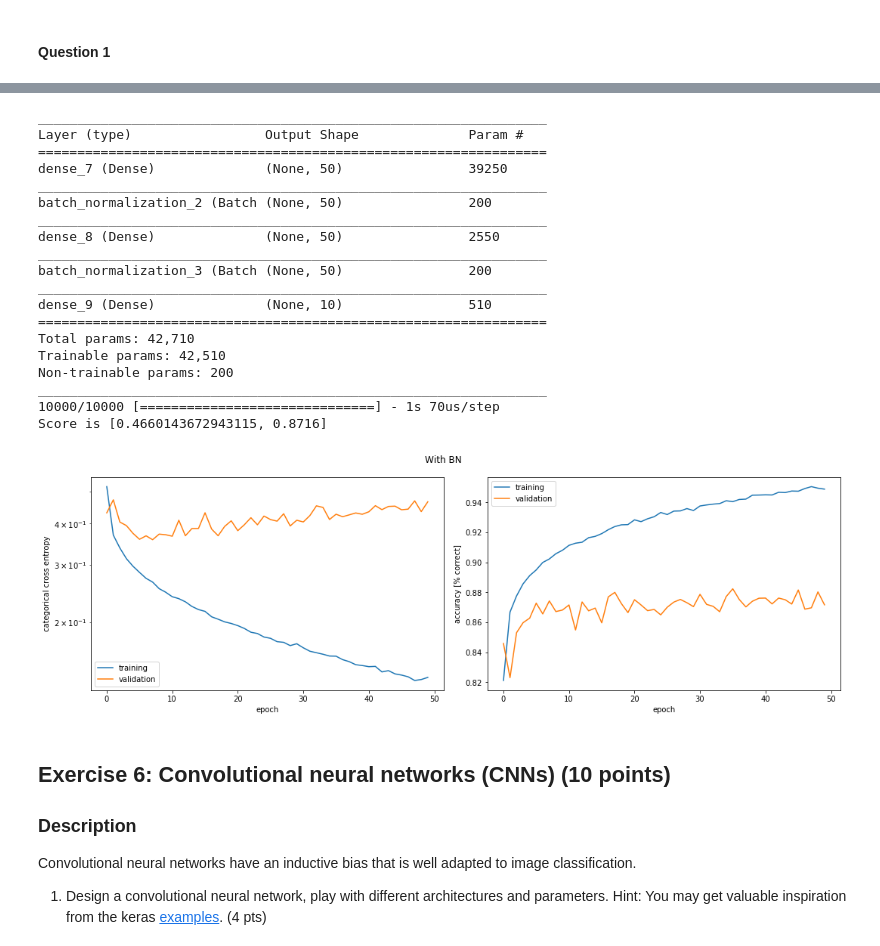
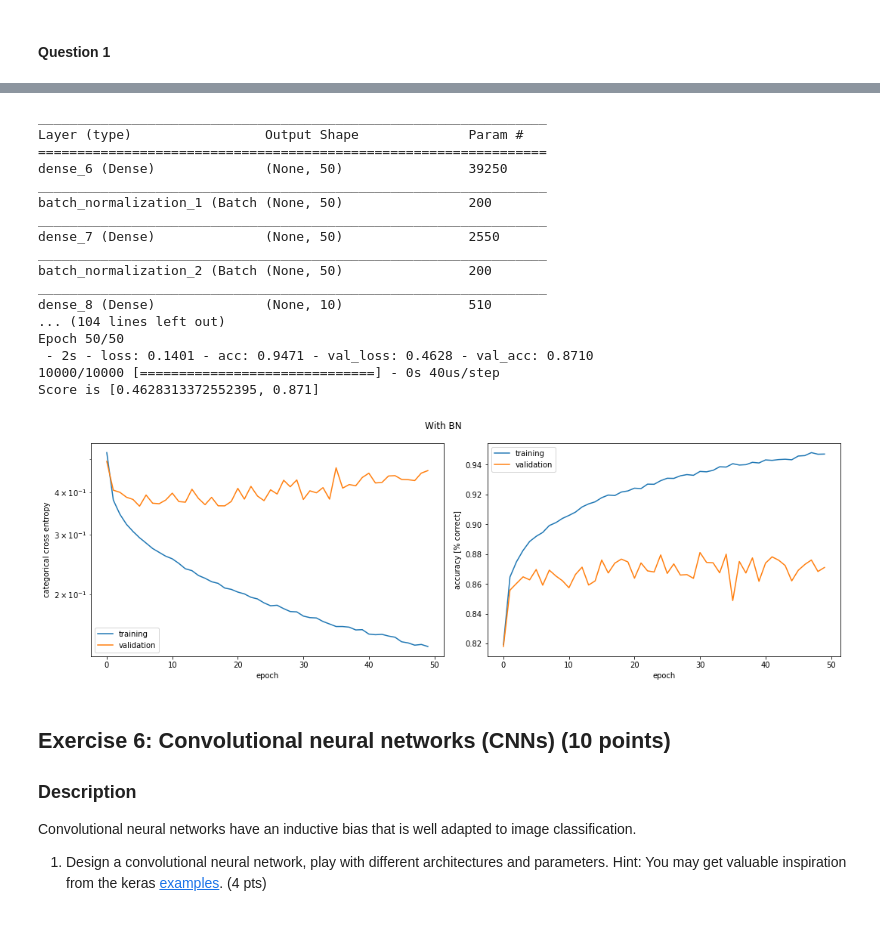
Before and after one commit to Battleman/ANN, a Jupyter notebook: miniproject1.ipynb, the cells around one changed output, grey strips where cells are left out. Cells and saved outputs as stored; diff of their text form; code cells hidden in the pictures.

```diff
--- a/miniproject1.ipynb
+++ b/miniproject1.ipynb
@@ -689,47 +678,45 @@ Score is [0.3963202540040016, 0.8736]
 # %%
 def BN_model():
     model = Sequential()
     model.add(Dense(50,activation='relu',input_shape=(784,)))
     model.add(BatchNormalization())
     model.add(Dense(50,activation='relu'))
     model.add(BatchNormalization())
     model.add(Dense(10,activation='softmax'))
     model.summary()
     model.compile(loss='categorical_crossentropy',optimizer=Adam(),metrics=['accuracy'])
 
     x_tr, y_tr = x_fashion_train, y_fashion_train
     x_te, y_te = x_fashion_test, y_fashion_test
     history = model.fit(x_tr, y_tr,
                         batch_size=128,
                         epochs=50,
-                        verbose=0,
+                        verbose=2,
                         validation_data=(x_te, y_te))
     return history, model
 improv2 = BN_model()
 plot_history(improv2[0], 'With BN');
 score = improv2[1].evaluate(x_fashion_test, y_fashion_test)
 print("Score is {}".format(score))
 # %% [output]
 _________________________________________________________________
 Layer (type)                 Output Shape              Param #
 =================================================================
-dense_7 (Dense)              (None, 50)                39250
+dense_6 (Dense)              (None, 50)                39250
+_________________________________________________________________
+batch_normalization_1 (Batch (None, 50)                200
+_________________________________________________________________
+dense_7 (Dense)              (None, 50)                2550
 _________________________________________________________________
 batch_normalization_2 (Batch (None, 50)                200
 _________________________________________________________________
-dense_8 (Dense)              (None, 50)                2550
-_________________________________________________________________
-batch_normalization_3 (Batch (None, 50)                200
-_________________________________________________________________
-dense_9 (Dense)              (None, 10)                510
-=================================================================
-Total params: 42,710
-Trainable params: 42,510
-Non-trainable params: 200
-_________________________________________________________________
-10000/10000 [==============================] - 1s 70us/step
-Score is [0.4660143672943115, 0.8716]
+dense_8 (Dense)              (None, 10)                510
+... (104 lines left out)
+Epoch 50/50
+ - 2s - loss: 0.1401 - acc: 0.9471 - val_loss: 0.4628 - val_acc: 0.8710
+10000/10000 [==============================] - 0s 40us/step
+Score is [0.4628313372552395, 0.871]
-[figure, old version]
+[figure, new version]
 # %% [markdown]
 ## Exercise 6: Convolutional neural networks (CNNs) (10 points)
 
```
Also changed, not shown: parts of 13 cells of this notebook.
